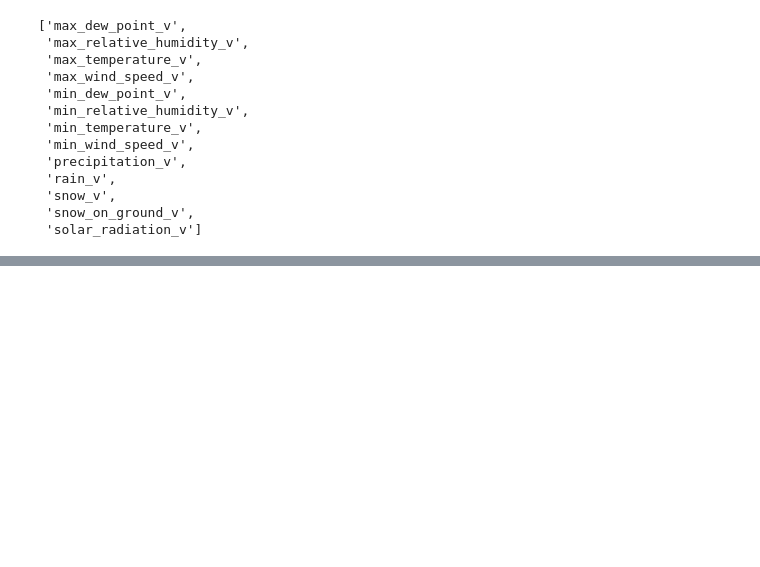
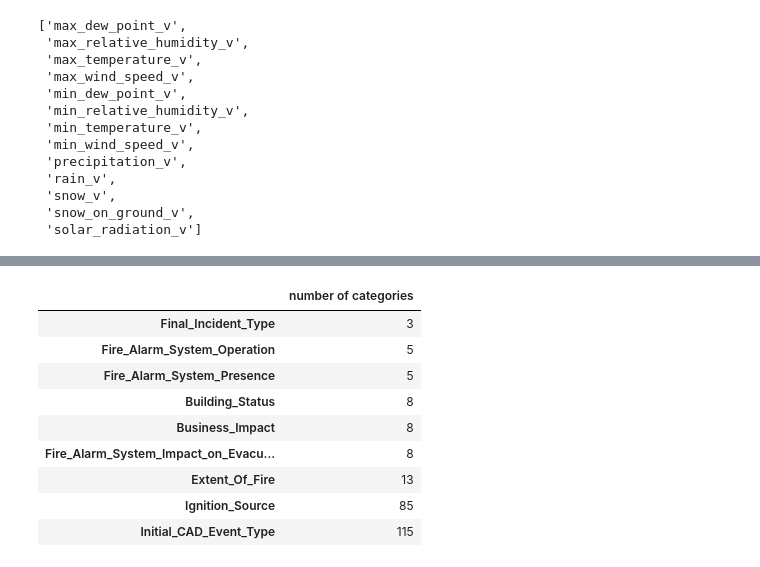
Before and after one commit to JimenaBaripatti/FeatureEngineering, a Jupyter notebook: Fire_Data_Exploration.ipynb, the cells around one changed output, grey strips where cells are left out. Drawn from its saved outputs; the diff is of its cells as text; code cells hidden in the pictures; blank space fills up the shorter version.

```diff
--- a/Fire_Data_Exploration.ipynb
+++ b/Fire_Data_Exploration.ipynb
@@ -21,7 +21,8 @@ pd.set_option('display.max_colwidth', -1)
 %matplotlib inline
 # %%
 #Reading Data
-df = pd.read_csv('Fire_Incidents_Data.csv')
+#df = pd.read_csv('https://raw.githubusercontent.com/JimenaBaripatti/FeatureEngineering/main/data/Fire_Incidents_Data.csv')
+df = pd.read_pickle('fire_incident_join_weather.pkl')
 df_original = df.copy()
 df.head()
 # %% [output]
@@ -253,0 +275,3 @@ df_weather.to_pickle('fire_incident_join_weather.pkl')
+# %%
+#removed Incident number since it's an ID
+variables_jimena = ['Building_Status', 'Business_Impact', 'Count_of_Persons_Rescued', 'Estimated_Dollar_Loss', 'Estimated_Number_Of_Persons_Displaced', 'Exposures', 'Extent_Of_Fire', 'Final_Incident_Type', 'Fire_Alarm_System_Impact_on_Evacuation', 'Fire_Alarm_System_Operation', 'Fire_Alarm_System_Presence', 'Ignition_Source', 'Initial_CAD_Event_Type']
@@ -253,0 +322,15 @@ df_weather.to_pickle('fire_incident_join_weather.pkl')
+# %%
+n_categories = [df[c].unique().shape[0] for c in variables_jimena_cat]
+# %%
+pd.DataFrame(data=n_categories, index=variables_jimena_cat, columns=['number of categories']).sort_values(by=['number of categories'])
+# %% [output]
+|  | number of categories |
+| Final_Incident_Type | 3 |
+| Fire_Alarm_System_Operation | 5 |
+| Fire_Alarm_System_Presence | 5 |
+| Building_Status | 8 |
+| Business_Impact | 8 |
+| Fire_Alarm_System_Impact_on_Evacu... | 8 |
+| Extent_Of_Fire | 13 |
+| Ignition_Source | 85 |
+| Initial_CAD_Event_Type | 115 |
```
Also changed, not shown: parts of 9 cells of this notebook.
